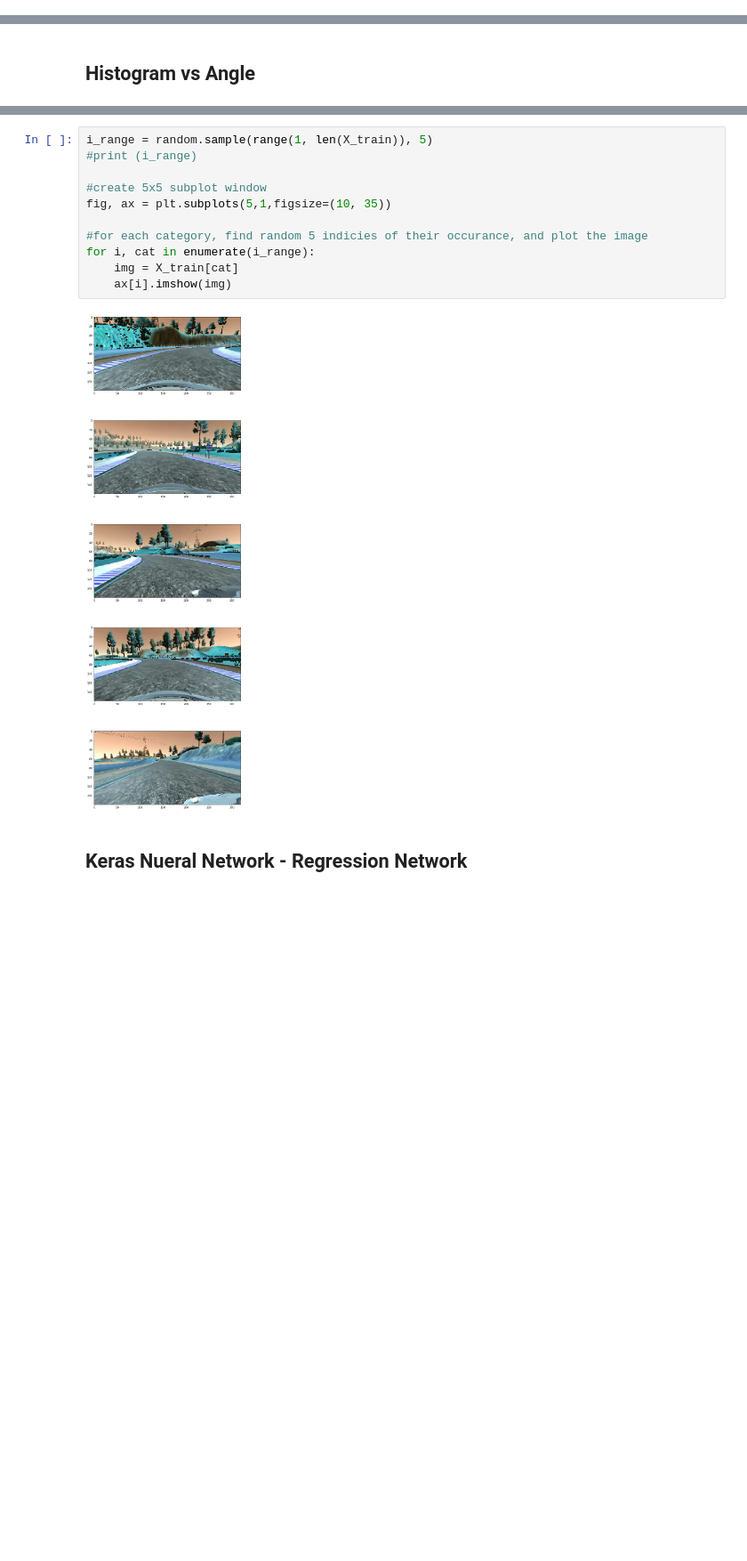
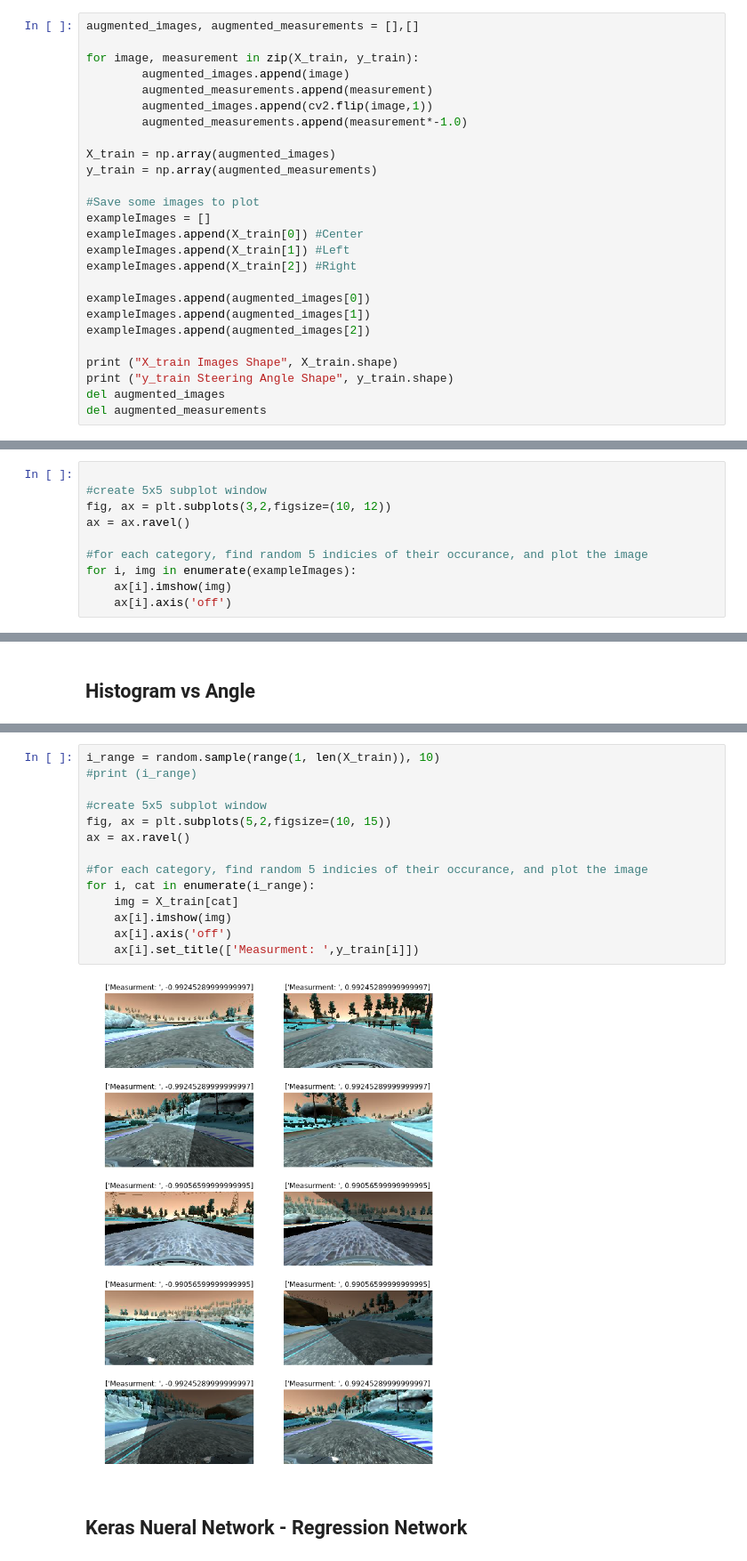
Before and after one commit to NotInControl/Project_3-Behavioral-Cloning, a Jupyter notebook: Network.ipynb, the cells around one changed output, grey strips where cells are left out. Shown at 89% size. Saved outputs shown, nothing was run; the diff lists cells and outputs as text; blank space fills up the shorter version.

```diff
--- a/Network.ipynb
+++ b/Network.ipynb
@@ -61,0 +273,26 @@ y_train Steering Angle Shape (24108,)
+# %%
+augmented_images, augmented_measurements = [],[]
+
+for image, measurement in zip(X_train, y_train):
+        augmented_images.append(image)
+        augmented_measurements.append(measurement)
+        augmented_images.append(cv2.flip(image,1))
+        augmented_measurements.append(measurement*-1.0)
+
+X_train = np.array(augmented_images)
+y_train = np.array(augmented_measurements)
+
+#Save some images to plot
+exampleImages = []
+exampleImages.append(X_train[0]) #Center
+exampleImages.append(X_train[1]) #Left
+exampleImages.append(X_train[2]) #Right
+
+exampleImages.append(augmented_images[0])
+exampleImages.append(augmented_images[1])
+exampleImages.append(augmented_images[2])
+
+print ("X_train Images Shape", X_train.shape)
+print ("y_train Steering Angle Shape", y_train.shape)
+del augmented_images
+del augmented_measurements
@@ -61,0 +304,10 @@ y_train Steering Angle Shape (24108,)
+# %%
+
+#create 5x5 subplot window
+fig, ax = plt.subplots(3,2,figsize=(10, 12))
+ax = ax.ravel()
+
+#for each category, find random 5 indicies of their occurance, and plot the image
+for i, img in enumerate(exampleImages):
+    ax[i].imshow(img)
+    ax[i].axis('off')
@@ -107,16 +330,19 @@ plt.show()
 # %%
-i_range = random.sample(range(1, len(X_train)), 5)
+i_range = random.sample(range(1, len(X_train)), 10)
 #print (i_range)
 
 #create 5x5 subplot window
-fig, ax = plt.subplots(5,1,figsize=(10, 35))
+fig, ax = plt.subplots(5,2,figsize=(10, 15))
+ax = ax.ravel()
 
 #for each category, find random 5 indicies of their occurance, and plot the image
 for i, cat in enumerate(i_range):
     img = X_train[cat]
     ax[i].imshow(img)
+    ax[i].axis('off')
+    ax[i].set_title(['Measurment: ',y_train[i]])
 # %% [output]
-[figure, old version]
+[figure, new version]
 # %% [markdown]
 ## Keras Nueral Network - Regression Network
 # %%
```
Also changed, not shown: parts of 25 cells of this notebook, 12 other files.
